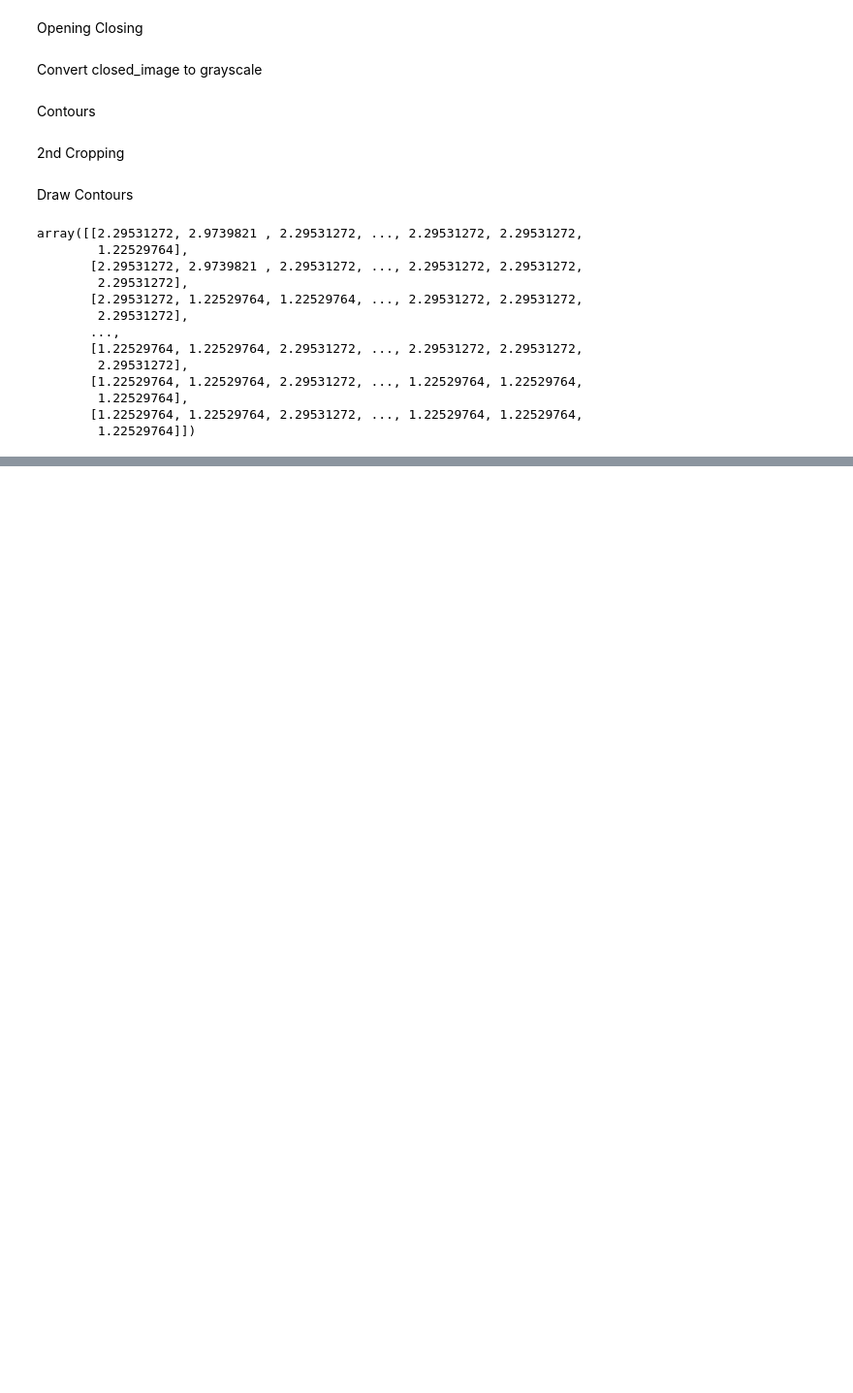
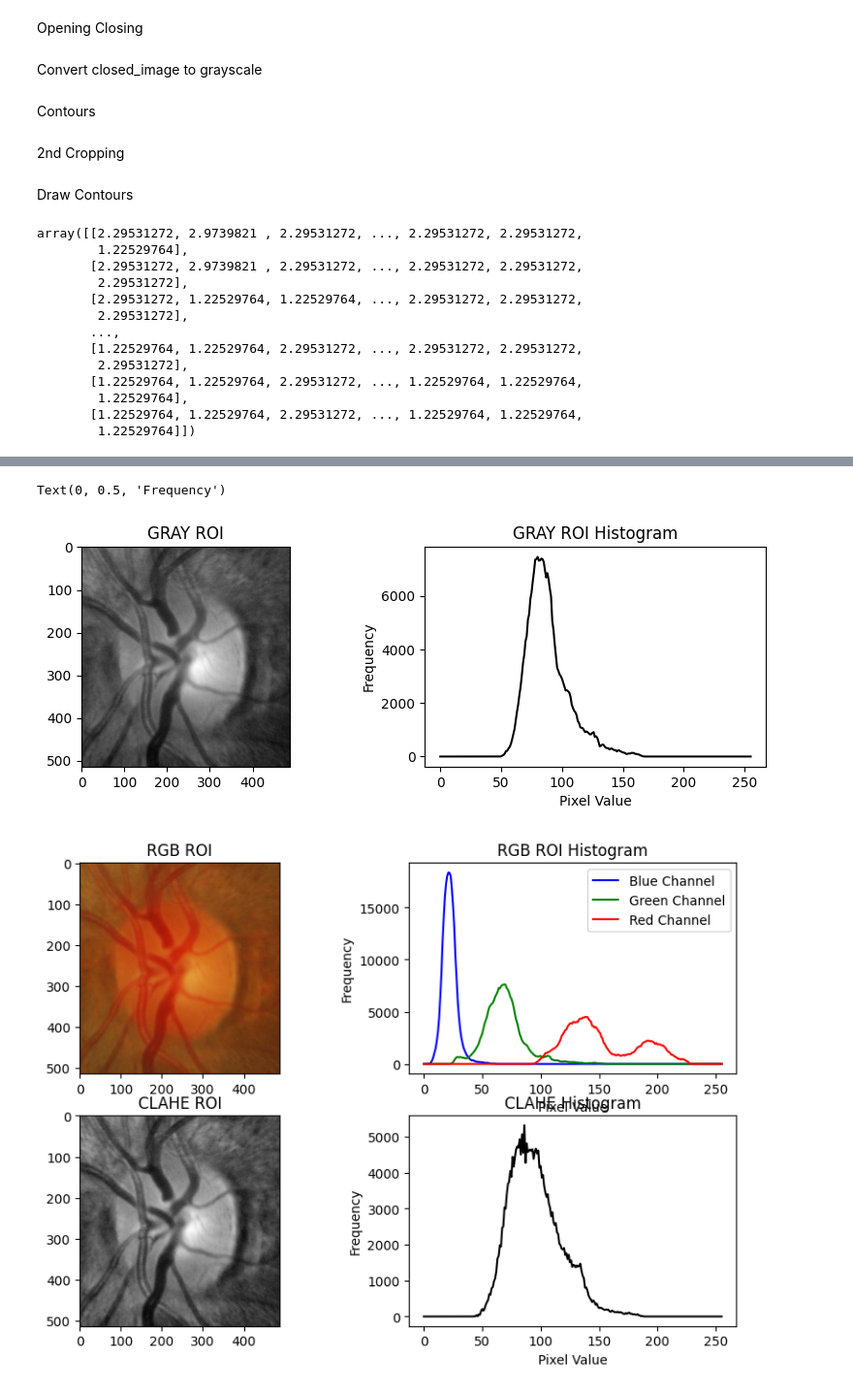
Before and after one commit to wikan1602/od_segmentation, a Jupyter notebook: hist_match.ipynb, the cells around one changed output, grey strips where cells are left out. Shown at 97% size. Saved outputs shown, nothing was run; the diff lists cells and outputs as text; code cells hidden in the pictures; blank space fills up the shorter version.

```diff
--- a/hist_match.ipynb
+++ b/hist_match.ipynb
@@ -216,0 +235,62 @@ plt.show()
+# %%
+#Pada tahapan menentukan ukuran OD dan OC, akan menggunakan daerah ROI yang disimpan dalam color_image
+roi_gray = cv2.cvtColor(optic_disc_RGB, cv2.COLOR_BGR2GRAY)
+
+# Calculate the histogram for normalized grayscale image
+hist_roi = cv2.calcHist([roi_gray], [0], None, [256], [0, 256])
+
+# Buat objek CLAHE dengan parameter yang sesuai
+clahe = cv2.createCLAHE(clipLimit=1.0, tileGridSize=(8, 8))
+
+# Terapkan CLAHE pada citra grayscale
+clahe_output = clahe.apply(roi_gray)
+
+# CLAHE Histogram
+hist_clahe = cv2.calcHist([clahe_output], [0], None, [256], [0, 256])
+
+# Calculate the histogram for each channel (B, G, R)
+hist_b = cv2.calcHist([optic_disc_RGB], [0], None, [256], [0, 256])
+hist_g = cv2.calcHist([optic_disc_RGB], [1], None, [256], [0, 256])
+hist_r = cv2.calcHist([optic_disc_RGB], [2], None, [256], [0, 256])
+
+# Display the results
+plt.figure(figsize=(10, 10))
+plt.subplot(3, 2, 1)
+plt.title('GRAY ROI')
+plt.imshow(roi_gray, cmap='gray')
+
+# Plot normalized grayscale histogram
+plt.subplot(3, 2, 2)
+plt.plot(hist_roi, color='black')
+plt.title('GRAY ROI Histogram')
+plt.xlabel('Pixel Value')
+plt.ylabel('Frequency')
+
+plt.figure(figsize=(10, 10))
+plt.subplot(3, 2, 3)
+plt.title('RGB ROI')
+plt.imshow(cv2.cvtColor(optic_disc_RGB, cv2.COLOR_BGR2RGB))
+
+# Plot RGB histograms
+plt.subplot(3, 2, 4)
+plt.plot(hist_b, color='blue', label='Blue Channel')
+plt.plot(hist_g, color='green', label='Green Channel')
+plt.plot(hist_r, color='red', label='Red Channel')
+plt.title('RGB ROI Histogram')
+plt.xlabel('Pixel Value')
+plt.ylabel('Frequency')
+plt.legend()
+
+plt.subplot(3, 2, 5)
+plt.title('CLAHE ROI')
+plt.imshow(clahe_output, cmap='gray')
+
+plt.subplot(3, 2, 6)
+plt.plot(hist_clahe, color='black')
+plt.title('CLAHE Histogram')
+plt.xlabel('Pixel Value')
+plt.ylabel('Frequency')
+# %% [output]
+Text(0, 0.5, 'Frequency')
+[figure, added]
+[figure, added]
```
Also changed, not shown: parts of 6 cells of this notebook.
